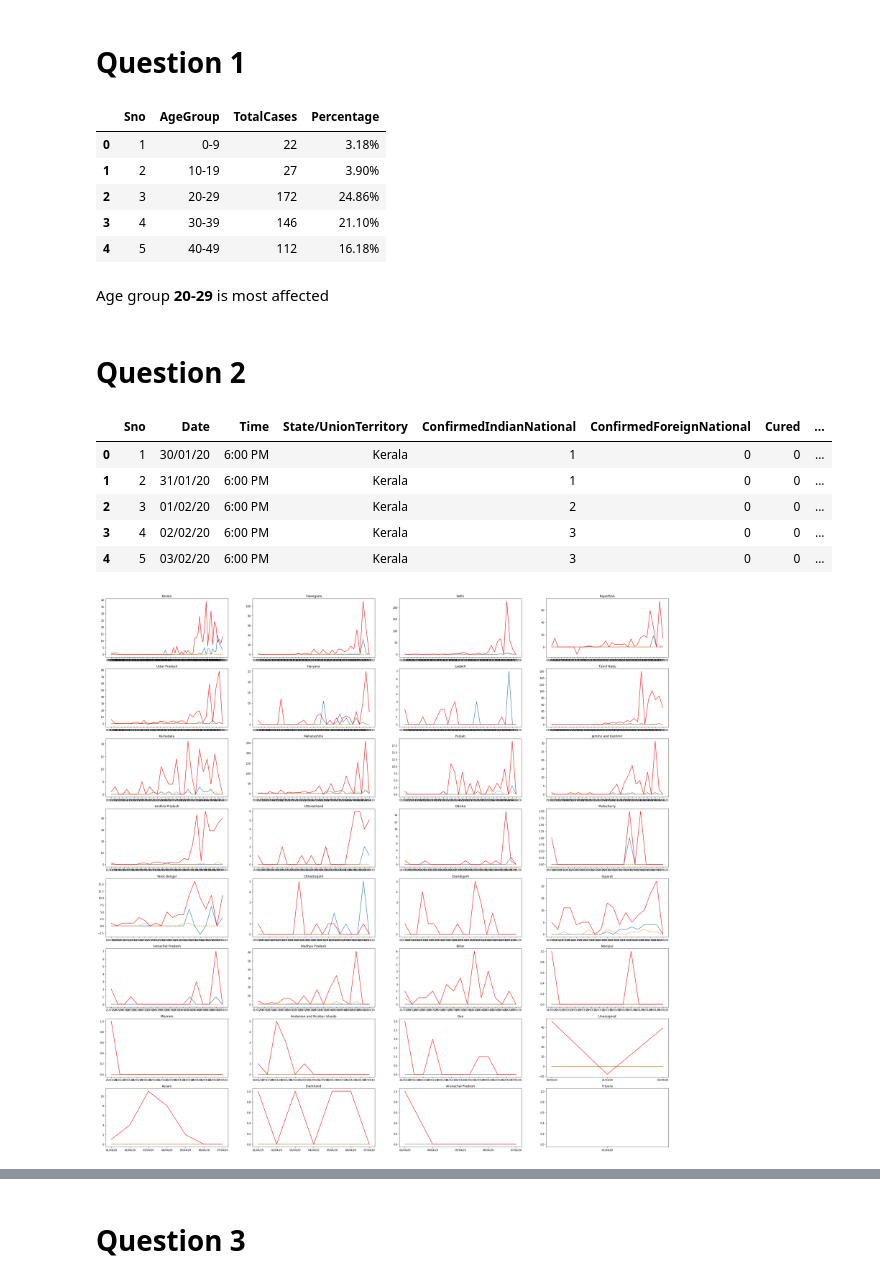
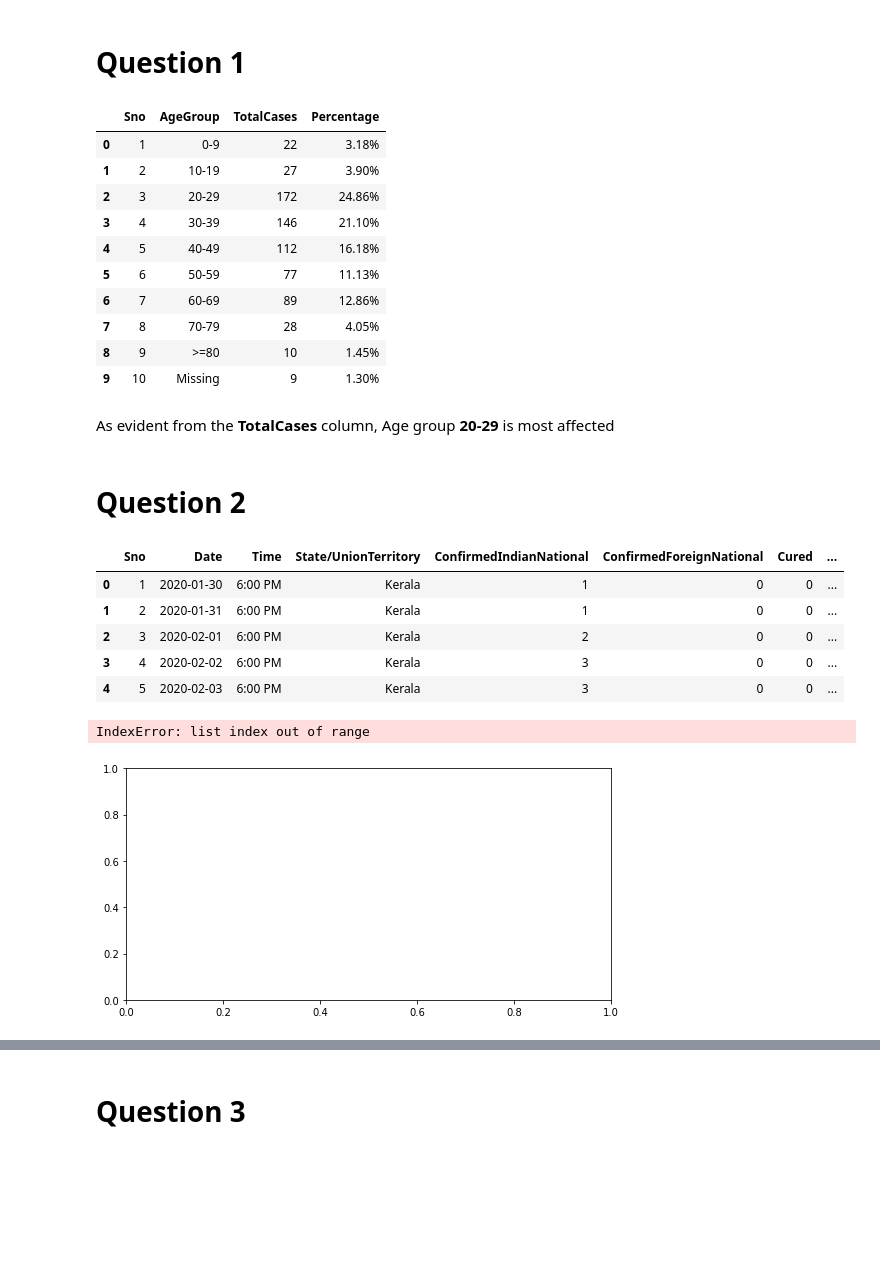
Before and after one commit to mew-two-github/CH5019_2020_GRP3, a Jupyter notebook: Question3/Question 3 analysis.ipynb, the cells around one changed output, grey strips where cells are left out. Drawn from its saved outputs; the diff is of its cells as text; code cells hidden in the pictures; blank space fills up the shorter version.

Commit message:
Updated Dataset and Question 3 till 3rd subpart done

```diff
--- a/Question3/Question 3 analysis.ipynb
+++ b/Question3/Question 3 analysis.ipynb
@@ -2,8 +2,9 @@
 import pandas as pd
 import matplotlib.pyplot as plt
 import numpy as np
+import datetime
 AgeGroupDetails = pd.read_csv('./Dataset_Question3/AgeGroupDetails.csv')
-Covid_19_india = pd.read_csv('./Dataset_Question3/Covid_19_india.csv')
+Covid_19_india = pd.read_csv('./Dataset_Question3/Covid_19_india.csv',parse_dates=['Date'], dayfirst=True)
 HospitalBedsIndia = pd.read_csv('./Dataset_Question3/HospitalBedsIndia.csv')
 ICMRTestingDetails = pd.read_csv('./Dataset_Question3/ICMRTestingDetails.csv')
 IndividualDetails = pd.read_csv('./Dataset_Question3/IndividualDetails.csv')
@@ -11,7 +12,7 @@ Population_india_census2011 = pd.read_csv('./Dataset_Question3/Population_india_
 # %% [markdown]
 <h1>Question 1</h1>
 # %%
-AgeGroupDetails.head()
+AgeGroupDetails
 # %% [output]
 |  | Sno | AgeGroup | TotalCases | Percentage |
 | 0 | 1 | 0-9 | 22 | 3.18% |
@@ -19,50 +20,59 @@ AgeGroupDetails.head()
 | 2 | 3 | 20-29 | 172 | 24.86% |
 | 3 | 4 | 30-39 | 146 | 21.10% |
 | 4 | 5 | 40-49 | 112 | 16.18% |
+| 5 | 6 | 50-59 | 77 | 11.13% |
+| 6 | 7 | 60-69 | 89 | 12.86% |
+| 7 | 8 | 70-79 | 28 | 4.05% |
+| 8 | 9 | >=80 | 10 | 1.45% |
+| 9 | 10 | Missing | 9 | 1.30% |
 # %% [markdown]
-Age group <b>20-29</b> is most affected
+As evident from the <b>TotalCases</b> column, Age group <b>20-29</b> is most affected
 # %% [markdown]
 <h1>Question 2</h1>
 # %%
 Covid_19_india.head()
 # %% [output]
 |  | Sno | Date | Time | State/UnionTerritory | ConfirmedIndianNational | ConfirmedForeignNational | Cured | ... |
-| 0 | 1 | 30/01/20 | 6:00 PM | Kerala | 1 | 0 | 0 | ... |
-| 1 | 2 | 31/01/20 | 6:00 PM | Kerala | 1 | 0 | 0 | ... |
-| 2 | 3 | 01/02/20 | 6:00 PM | Kerala | 2 | 0 | 0 | ... |
-| 3 | 4 | 02/02/20 | 6:00 PM | Kerala | 3 | 0 | 0 | ... |
-| 4 | 5 | 03/02/20 | 6:00 PM | Kerala | 3 | 0 | 0 | ... |
+| 0 | 1 | 2020-01-30 | 6:00 PM | Kerala | 1 | 0 | 0 | ... |
+| 1 | 2 | 2020-01-31 | 6:00 PM | Kerala | 1 | 0 | 0 | ... |
+| 2 | 3 | 2020-02-01 | 6:00 PM | Kerala | 2 | 0 | 0 | ... |
+| 3 | 4 | 2020-02-02 | 6:00 PM | Kerala | 3 | 0 | 0 | ... |
+| 4 | 5 | 2020-02-03 | 6:00 PM | Kerala | 3 | 0 | 0 | ... |
 # %%
 df = Covid_19_india.copy()
 rows, cols = df.shape
 # %%
 unique_states = df['State/UnionTerritory'].unique()
 i = 0
 plt.figure(figsize=(40,40))
 plt.subplot(8,4,1)
 for state in unique_states:
     i += 1
     cured = []
     deaths = []
     confirmed = []
+    confirmedindian=[]
+    confirmedforeign=[]
     dates = []
-    j = 0
     for k in range(rows):
         if df.iloc[k,3] == state:
+            dates.append(df.iloc[k,1])
+            confirmedindian.append(df.iloc[k,4])
+            confirmedforeign.append(df.iloc[k,5])
             cured.append(df.iloc[k,6])
             deaths.append(df.iloc[k,7])
             confirmed.append(df.iloc[k,8])
-            dates.append(df.iloc[k,1])
-            j += 1
-    size = j
-    j -=1
+    j = len(dates)
     while j>=1:
         cured[j] = cured[j] - cured[j-1]
         deaths[j] = deaths[j] - deaths[j-1]
         confirmed[j] = confirmed[j] - confirmed[j-1]
+        confirmedindian[j] = confirmedindian[j]-confirmedindian[j-1];
+        confirmedforeign[j] = confirmedforeign[j]-confirmedforeign[j-1];
         j -= 1
     plt.subplot(8,4,i)
     plt.title(state)
-    plt.plot(dates,cured,'-',dates,deaths,'--',dates,confirmed,'r')
+    plt.plot(dates,cured,'-',dates,deaths,'--',dates,confirmed,'r',confirmedindian,'',confirmedforeign,'')
 # %% [output]
+IndexError: list index out of range
-[figure, old version]
+[figure, new version]
```
Also changed, not shown: parts of 11 cells of this notebook, 6 other files.
